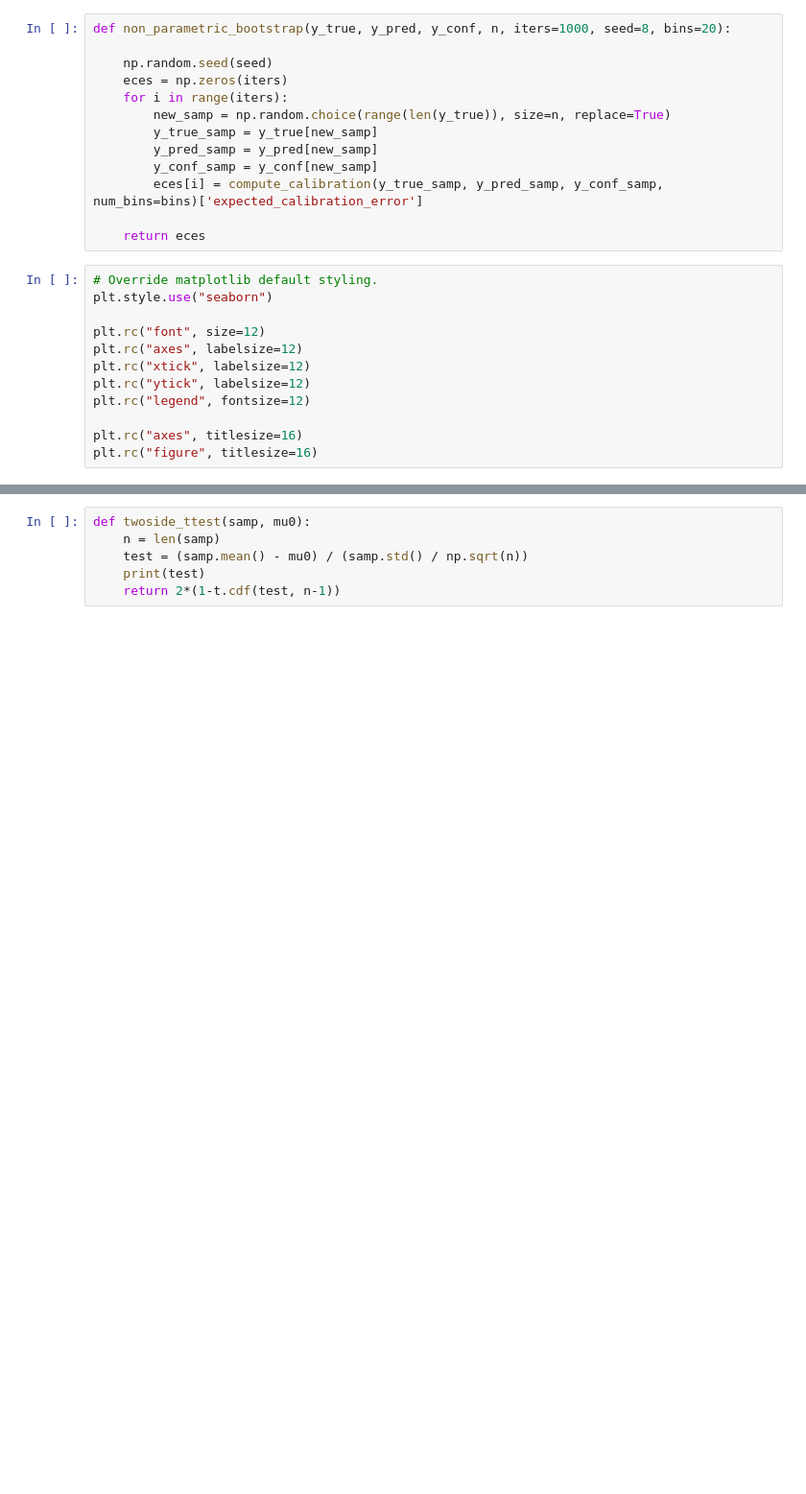
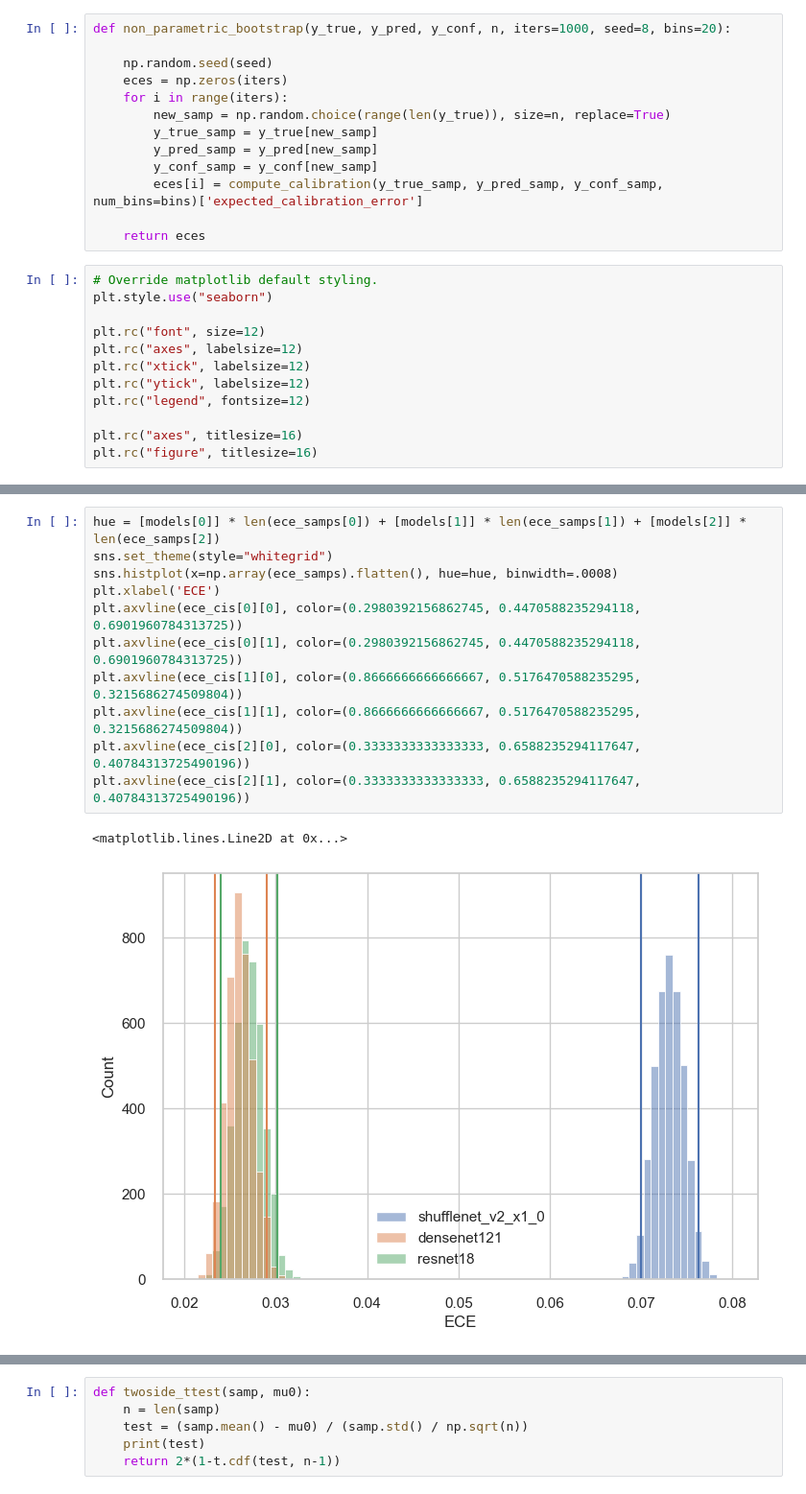
Before and after one commit to lewinsohndp/nn-confidence, a Jupyter notebook: analysis.ipynb, the cells around one changed output, grey strips where cells are left out. Shown at 96% size. Cells and saved outputs as stored; diff of their text form; blank space fills up the shorter version.

```diff
--- a/analysis.ipynb
+++ b/analysis.ipynb
@@ -110,0 +114,14 @@ ECE: 0.026492637438785983
+# %%
+hue = [models[0]] * len(ece_samps[0]) + [models[1]] * len(ece_samps[1]) + [models[2]] * len(ece_samps[2])
+sns.set_theme(style="whitegrid")
+sns.histplot(x=np.array(ece_samps).flatten(), hue=hue, binwidth=.0008)
+plt.xlabel('ECE')
+plt.axvline(ece_cis[0][0], color=(0.2980392156862745, 0.4470588235294118, 0.6901960784313725))
+plt.axvline(ece_cis[0][1], color=(0.2980392156862745, 0.4470588235294118, 0.6901960784313725))
+plt.axvline(ece_cis[1][0], color=(0.8666666666666667, 0.5176470588235295, 0.3215686274509804))
+plt.axvline(ece_cis[1][1], color=(0.8666666666666667, 0.5176470588235295, 0.3215686274509804))
+plt.axvline(ece_cis[2][0], color=(0.3333333333333333, 0.6588235294117647, 0.40784313725490196))
+plt.axvline(ece_cis[2][1], color=(0.3333333333333333, 0.6588235294117647, 0.40784313725490196))
+# %% [output]
+<matplotlib.lines.Line2D at 0x...>
+[figure, added]
```
Also changed, not shown: parts of 7 cells of this notebook, 7 other files.
